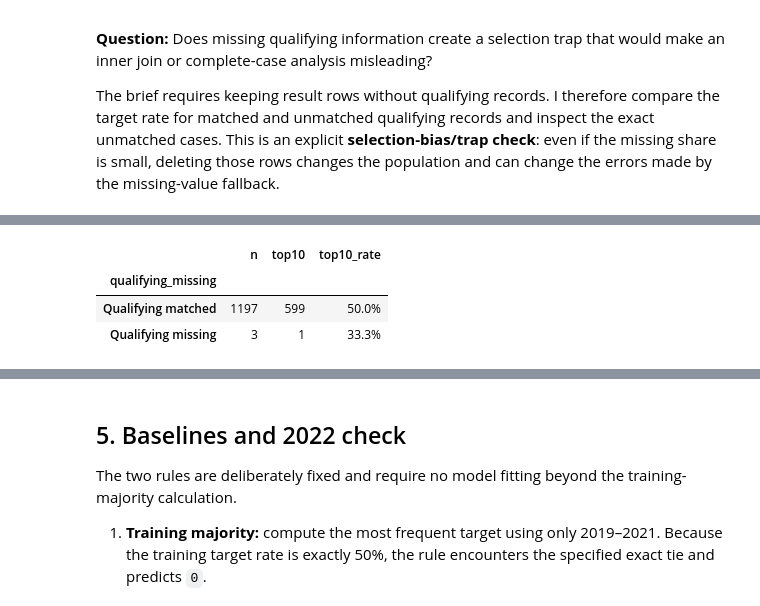
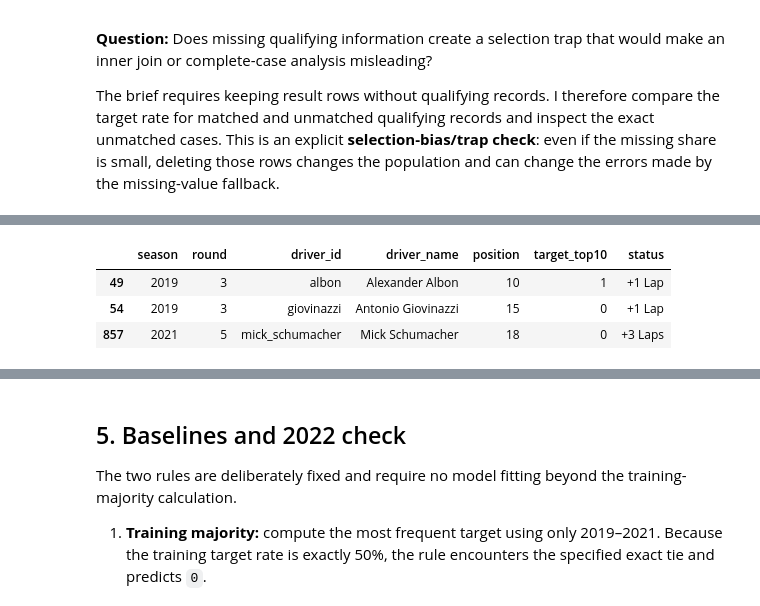
Before and after one commit to Seba-RC/AIWorkshopLab1, a Jupyter notebook: labs/lab_01/Lab01_EDA_Baselines_Student_v1.ipynb, the cells around one changed output, grey strips where cells are left out. Cells and saved outputs as stored; diff of their text form; code cells hidden in the pictures.

Commit message:
Final commit
Finished PROMPTS.md, changed run_test to True after the previous freeze. Final commit for Lab 1.

```diff
--- a/labs/lab_01/Lab01_EDA_Baselines_Student_v1.ipynb
+++ b/labs/lab_01/Lab01_EDA_Baselines_Student_v1.ipynb
@@ -354,25 +354,85 @@ Correlation with target — qualifying_position: -0.567 | grid: -0.515
 
 The brief requires keeping result rows without qualifying records. I therefore compare the target rate for matched and unmatched qualifying records and inspect the exact unmatched cases. This is an explicit **selection-bias/trap check**: even if the missing share is small, deleting those rows changes the population and can change the errors made by the missing-value fallback.
 # %%
-train["qualifying_missing"] = train["qualifying_position"].isna()
+# Train-only EDA 3: missing-qualifying selection check
+# 1. Measure missing qualifying information
+print("Training rows:", len(train))
+print(
+    "Missing qualifying:",
+    train["qualifying_position"].isna().sum()
+)
 
-eda3 = (
-    train.groupby("qualifying_missing")["target_top10"]
-    .agg(n="size", top10="sum", top10_rate="mean")
-    .rename(index={False: "Qualifying matched", True: "Qualifying missing"})
+missing_q = train[
+    train["qualifying_position"].isna()
+].copy()
+
+print(
+    "Missing qualifying rate:",
+    len(missing_q) / len(train)
 )
-display(eda3.style.format({"top10_rate": "{:.1%}"}))
 
-unmatched = train.loc[
-    train["qualifying_missing"],
-    ["season", "round", "race_name", "driver_name", "position", "status", "target_top10"],
+# 2. Inspect observations that would be removed
+print("\nObservations excluded by complete-case analysis:")
+
+display(
+    missing_q[
+        [
+            "season",
+            "round",
+            "driver_id",
+            "driver_name",
+            "position",
+            "target_top10",
+            "status"
+        ]
+    ]
+)
+
+# 3. Compare the complete population with complete cases
+complete_cases = train[
+    train["qualifying_position"].notna()
+].copy()
+
+full_target_rate = train["target_top10"].mean()
+complete_case_target_rate = complete_cases["target_top10"].mean()
+
+print("\nFull training population")
+print("Rows:", len(train))
+print("Top-10 rate:", full_target_rate)
+
+print("\nComplete-case population")
+print("Rows:", len(complete_cases))
+print("Top-10 rate:", complete_case_target_rate)
+
+# 4. Examine the missing group itself
+missing_target_rate = missing_q["target_top10"].mean()
+
+print("\nMissing-qualifying group")
+print("Rows:", len(missing_q))
+print("Top-10 rate:", missing_target_rate)
+
+import matplotlib.pyplot as plt
+
+labels = [
+    "Full training",
+    "Complete cases",
+    "Missing qualifying"
 ]
-display(unmatched)
 
-print(f"Missing qualifying coverage: {train.qualifying_missing.sum()} / {len(train)} "
-      f"({train.qualifying_missing.mean():.2%})")
-print(
-    "Decision: keep all result rows and use the fixed training-majority fallback. "
-    "Do not infer a qualifying position from the race outcome."
+rates = [
+    full_target_rate,
+    complete_case_target_rate,
+    missing_target_rate
+]
+
+plt.figure(figsize=(8, 5))
+plt.bar(labels, rates)
+
+plt.ylabel("Top-10 finish rate")
+plt.title(
+    "Target composition under complete-case selection"
 )
+
+plt.ylim(0, 1)
+plt.show()
 # %% [output]
@@ -379,4 +444,4 @@ print(
-|  | n | top10 | top10_rate |
-| qualifying_missing |  |  |  |
-| Qualifying matched | 1197 | 599 | 50.0% |
-| Qualifying missing | 3 | 1 | 33.3% |
+|  | season | round | driver_id | driver_name | position | target_top10 | status |
+| 49 | 2019 | 3 | albon | Alexander Albon | 10 | 1 | +1 Lap |
+| 54 | 2019 | 3 | giovinazzi | Antonio Giovinazzi | 15 | 0 | +1 Lap |
+| 857 | 2021 | 5 | mick_schumacher | Mick Schumacher | 18 | 0 | +3 Laps |
```
Also changed, not shown: parts of 3 cells of this notebook, 1 other file.
